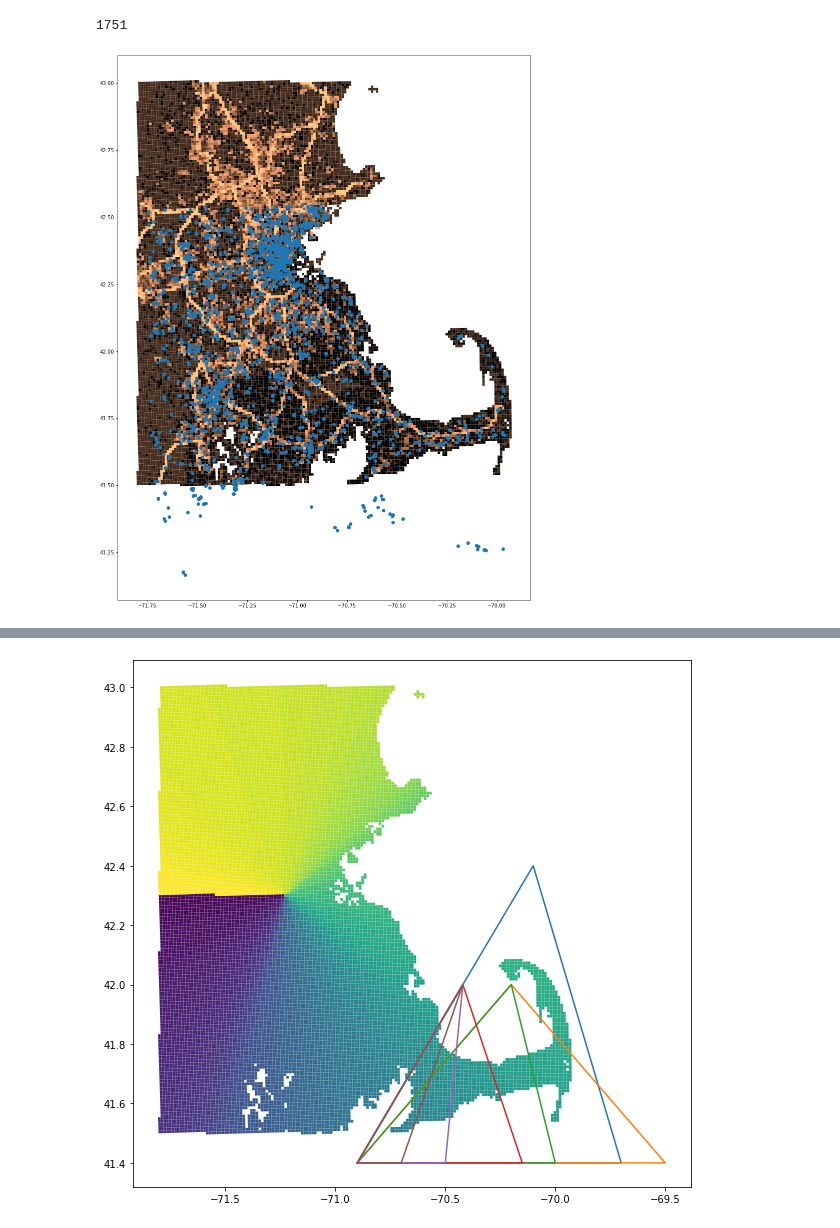
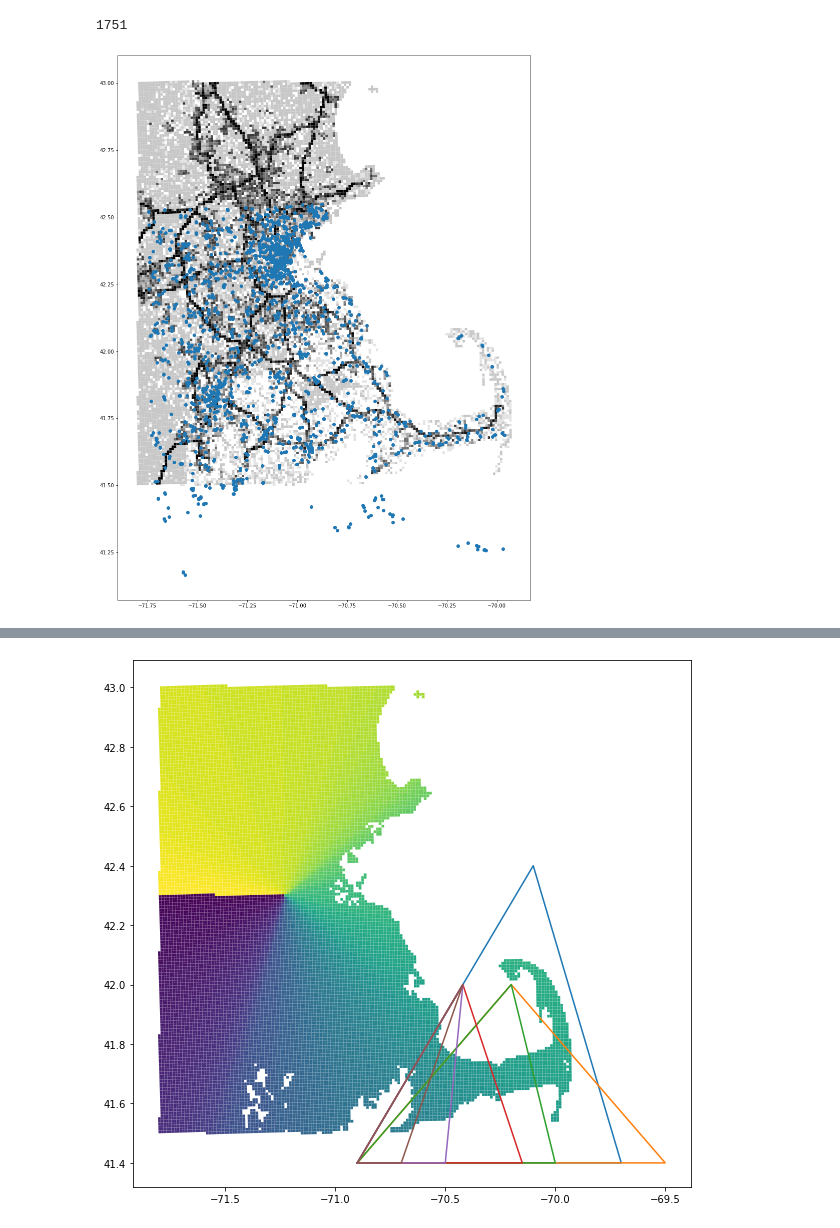
Before and after one commit to bwsi-remote-sensing-2020/final-exercise-students-jvonk, a Jupyter notebook: Final-exercise-overview-event.ipynb, the cells around one changed output, grey strips where cells are left out. Saved outputs shown, nothing was run; the diff lists cells and outputs as text; code cells hidden in the pictures.

```diff
--- a/Final-exercise-overview-event.ipynb
+++ b/Final-exercise-overview-event.ipynb
@@ -194,7 +188,7 @@ for pos, cell in game_grid_pos.iterrows():
                        neighbor['MGRS'], # neightbor MGRS id, used as node id
                        weight = (1/cell['Transport'] + 1/neighbor['Transport']) * 5/2) # weight from definition
 # %%
-nx.set_node_attributes(G, game_grid.to_dict('index')) # use pandas DataFrame for node data
+nx.set_node_attributes(G, game_grid[['x_centroid', 'y_centroid']].to_dict('index')) # use pandas DataFrame for node data
 # %%
 bases = ('19TCG1685','19TCG1752') # choose two bases for routes
 # %%
@@ -245,11 +239,12 @@ len(locations)
 # convert locations to cell locations
 locations_gdf=gpd.sjoin(game_grid,locations,how='inner',op='contains')
 # %%
-ax=game_grid.plot('Transport',figsize=(20,20),cmap='copper')
+# plot the locations of all the infrastructure
+ax=game_grid.plot('Transport',figsize=(20,20),cmap='binary')
 locations.plot(figsize=(20,20),ax=ax)
 plt.savefig(f'locations_{location_type}.svg', bbox_inches='tight')
 # %% [output]
-[figure, old version]
+[figure, new version]
 # %%
 # time for every cell is 20 minutes
 game_grid['TIME'] = 20
```
Also changed, not shown: parts of 23 cells of this notebook, 6 other files.
